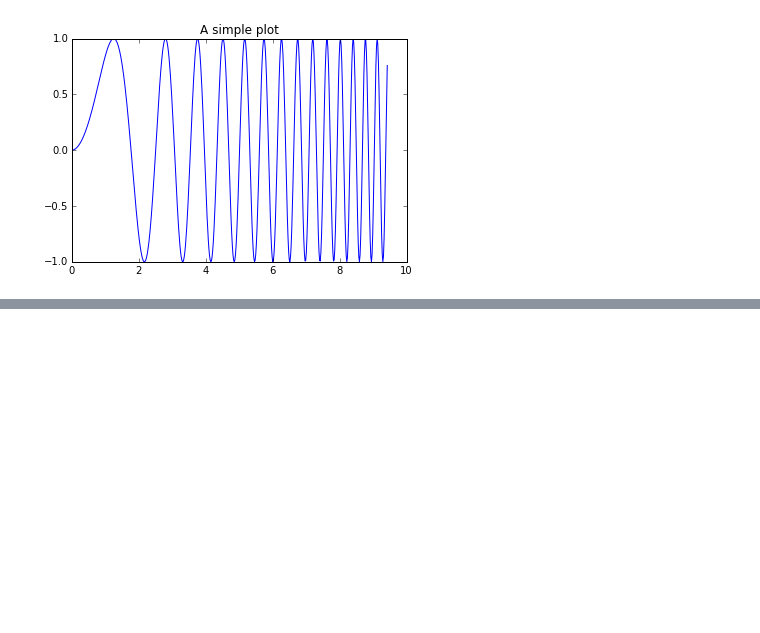
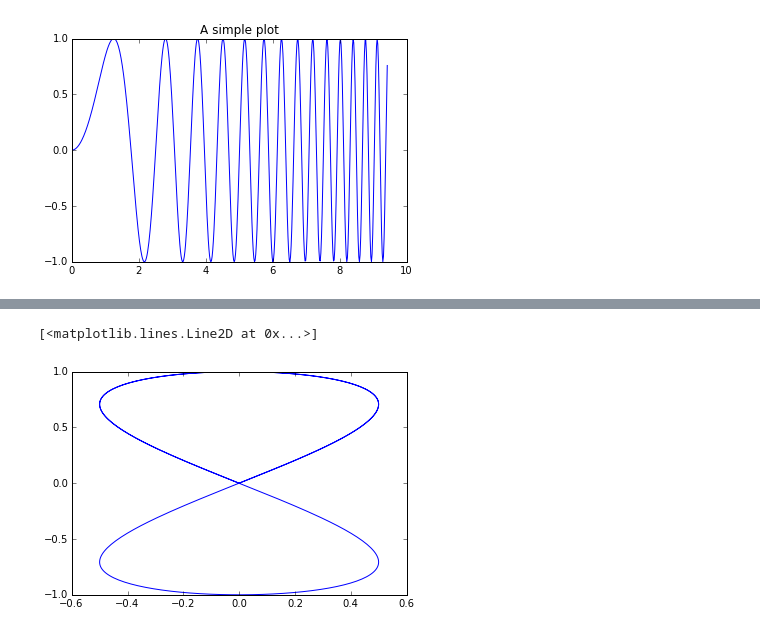
Before and after one commit to daleroblin/python_jupyter_scratch, a Jupyter notebook: simple_plots.ipynb, the cells around one changed output, grey strips where cells are left out. Cells and saved outputs as stored; diff of their text form; code cells hidden in the pictures; blank space fills up the shorter version.

```diff
--- a/simple_plots.ipynb
+++ b/simple_plots.ipynb
@@ -37,0 +49,5 @@ plt.plot(x,np.sin(x**2))
+# %%
+plt.plot(np.cos(x)*np.sin(x),(np.sin(x)))
+# %% [output]
+[<matplotlib.lines.Line2D at 0x...>]
+[figure, added]
```
Also changed, not shown: parts of 3 cells of this notebook.
